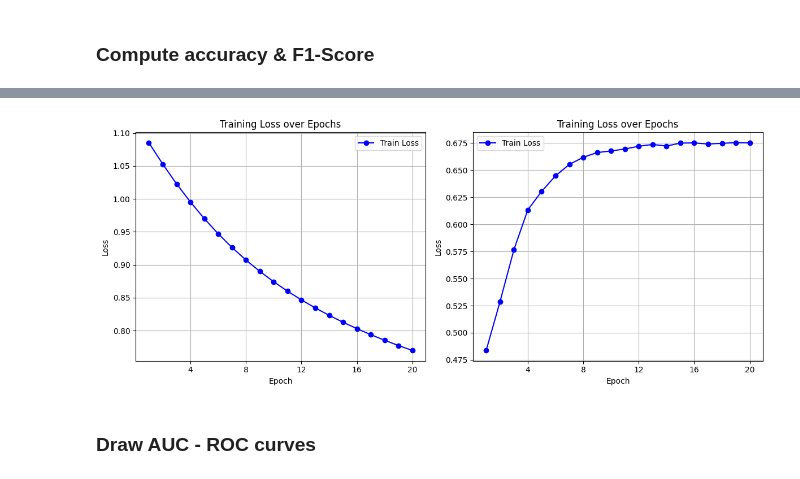
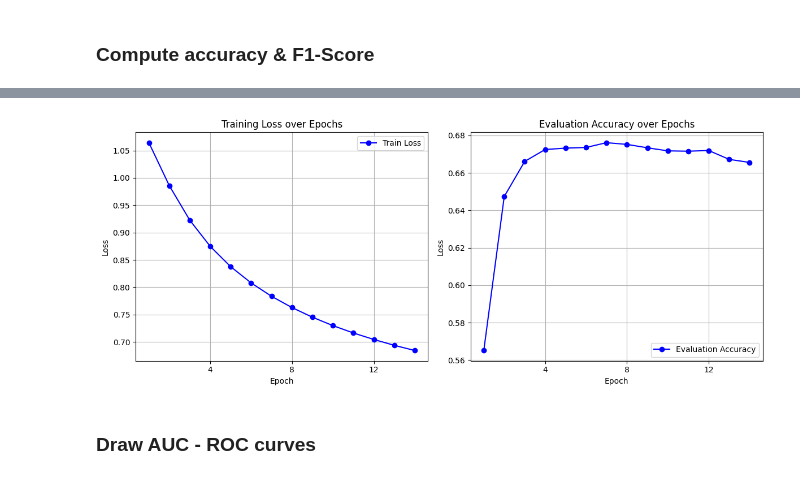
Before and after one commit to quochieu586/ML_capybara, a Jupyter notebook: src/models/logistic_regression/logistic_regression.ipynb, the cells around one changed output, grey strips where cells are left out. Saved outputs shown, nothing was run; the diff lists cells and outputs as text; code cells hidden in the pictures.

```diff
--- a/src/models/logistic_regression/logistic_regression.ipynb
+++ b/src/models/logistic_regression/logistic_regression.ipynb
@@ -188,6 +182,11 @@ stop_iter = 3
 # %% [markdown]
 ### Load data into batch
 # %%
+batch_size = 32
+input_size = list(train_data[0]['tf_idf'].size())[0]
+output_size = 3
+
+
 train_loader = DataLoader(train_data, batch_size=batch_size, shuffle=True)
 valid_loader = DataLoader(valid_data, batch_size=batch_size, shuffle=True)
 test_loader = DataLoader(test_data, batch_size=batch_size, shuffle=True)
@@ -198,6 +320,8 @@ len(train_loader), len(valid_loader), len(test_loader)
 # %%
-input_size = list(train_data[0]['tf_idf'].size())[0]
-output_size = 3
+learning_rate = study.best_params['learning_rate'] * 5e-4
+stop_iter = study.best_params['stop_iter']
+
+print(f"learning_rate: {learning_rate} | stop_iter: {stop_iter}")
 
 torch.manual_seed(2025)
 model = LogisticReg(input_size, output_size)
@@ -272,22 +338,21 @@ def evaluate_fn(model, loader, name, returned_predictions=False):
 # %%
 best_score = float("-inf")
-patient = 3
+patient = stop_iter
 
 train_losses = []
 valid_acc_scores = []
 
 for epoch in range(num_epochs):
-    train_loss = train_fn(model, train_loader, epoch+1)
-    acc_score, _ = evaluate_fn(model, valid_loader, "Valid")
-    test_acc, test_f1 = evaluate_fn(model, test_loader, "Test")
+    train_loss = train_fn(model, train_loader, epoch+1, optimizer, criteria, show_progress=True)
+    acc_score, _ = evaluate_fn(model, valid_loader, "Valid", criteria, show_progress=True)
 
     train_losses.append(train_loss)
     valid_acc_scores.append(acc_score)
 
     if acc_score > best_score:
         best_score = acc_score
-        torch.save(model.state_dict(), "ME-model.pt")
-        patient = 3
+        torch.save(model.state_dict(), "ME-model-(1).pt")
+        patient = stop_iter
         print(f"Save model successfully")
     else:
         patient -= 1
@@ -347,30 +415,30 @@ Test loss: 0.907 | Test accuracy: 0.680 | Test F1-score: 0.681
 # %%
 train_losses = [loss.detach().cpu().numpy() for loss in train_losses]
 # %%
-epochs = list(range(1, 21))
+epochs = list(range(1, len(train_losses)+1))
 
 fig, axes = plt.subplots(1, 2, figsize=(12, 5))
 
 axes[0].plot(epochs, train_losses, marker='o', linestyle='-', color='b', label='Train Loss')
 axes[0].set_xlabel("Epoch")
 axes[0].set_ylabel("Loss")
 axes[0].set_title("Training Loss over Epochs")
 axes[0].grid(True)
 axes[0].legend()
 axes[0].set_xticks([epoch for epoch in epochs if epoch % 4 == 0])
 
 axes[1].plot(epochs, valid_acc_scores, marker='o', linestyle='-', color='b', label='Evaluation Accuracy')
 axes[1].set_xlabel("Epoch")
 axes[1].set_ylabel("Loss")
 axes[1].set_title("Evaluation Accuracy over Epochs")
 axes[1].grid(True)
 axes[1].legend()
 axes[1].set_xticks([epoch for epoch in epochs if epoch % 4 == 0])
 
 plt.tight_layout()
 plt.show()
 # %% [output]
-[figure, old version]
+[figure, new version]
 # %% [markdown]
 ### Draw AUC - ROC curves
 # %%
```
Also changed, not shown: parts of 15 cells of this notebook, 4 other files.
